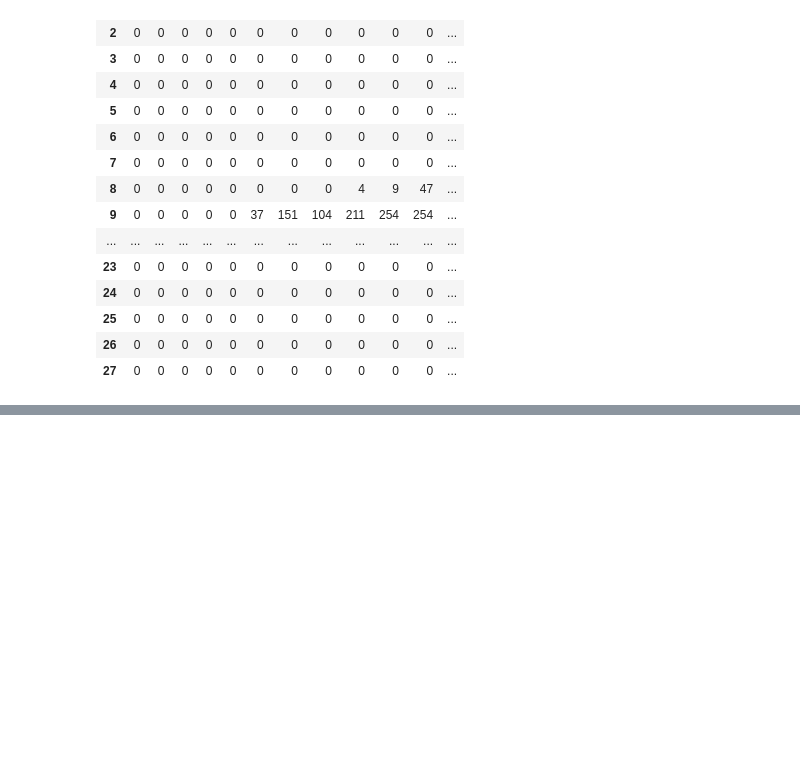
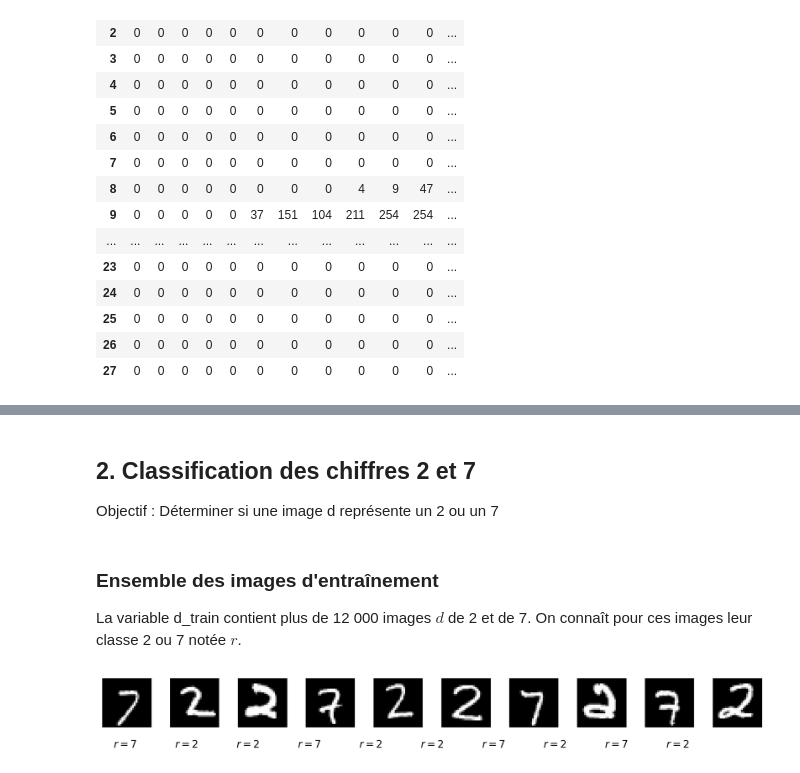
Before and after one commit to rachidsahli/Challenge-data-ens, a Jupyter notebook: MNIST/introduction_mnist_2.ipynb, the cells around one changed output, grey strips where cells are left out. Drawn from its saved outputs; the diff is of its cells as text; code cells hidden in the pictures; blank space fills up the shorter version.

```diff
--- a/MNIST/introduction_mnist_2.ipynb
+++ b/MNIST/introduction_mnist_2.ipynb
@@ -51,0 +80,11 @@ affichage_tableau(d)
+# %% [markdown]
+## 2. Classification des chiffres 2 et 7
+Objectif : Déterminer si une image d représente un 2 ou un 7
+# %% [markdown]
+### Ensemble des images d'entraînement
+La variable d_train contient plus de 12 000 images $d$ de 2 et de 7. On connaît pour ces images leur classe 2 ou 7 notée $r$.
+# %%
+# Visualisation des 10 premières images
+affichage_dix(d_train)
+# %% [output]
+[figure, added]
```
Also changed, not shown: parts of 3 cells of this notebook, 2 other files.
